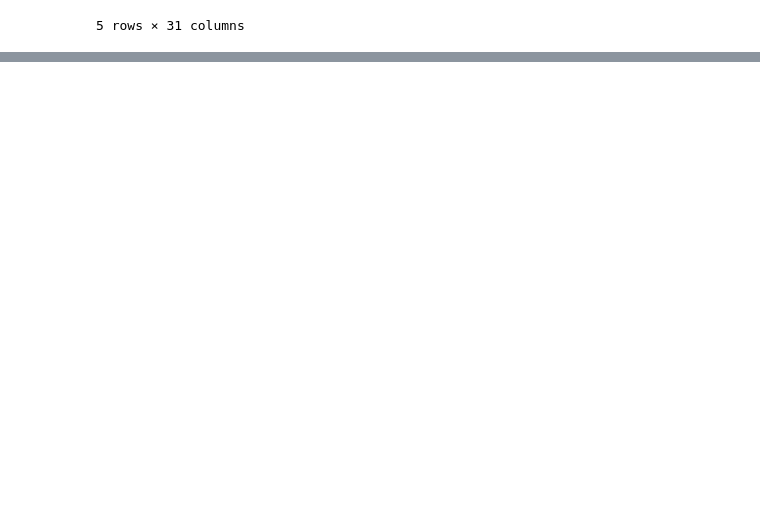
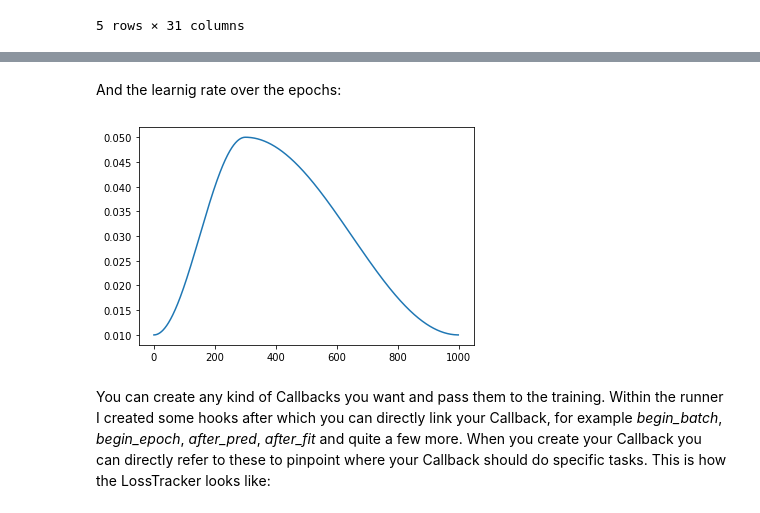
Before and after one commit to lschmiddey/deep_tabular_augmentation, a Jupyter notebook: deep_data_augmentation.ipynb, the cells around one changed output, grey strips where cells are left out. Cells and saved outputs as stored; diff of their text form; code cells hidden in the pictures; blank space fills up the shorter version.

```diff
--- a/deep_data_augmentation.ipynb
+++ b/deep_data_augmentation.ipynb
@@ -111,0 +122,8 @@ print(df_fake.head())
+# %% [markdown]
+And the learnig rate over the epochs:
+# %%
+run.recorder.plot_lr()
+# %% [output]
+[figure, added]
+# %% [markdown]
+You can create any kind of Callbacks you want and pass them to the training. Within the runner I created some hooks after which you can directly link your Callback, for example *begin_batch*, *begin_epoch*, *after_pred*, *after_fit* and quite a few more. When you create your Callback you can directly refer to these to pinpoint where your Callback should do specific tasks. This is how the LossTracker looks like:
```
Also changed, not shown: parts of 47 cells of this notebook, 10 other files.
